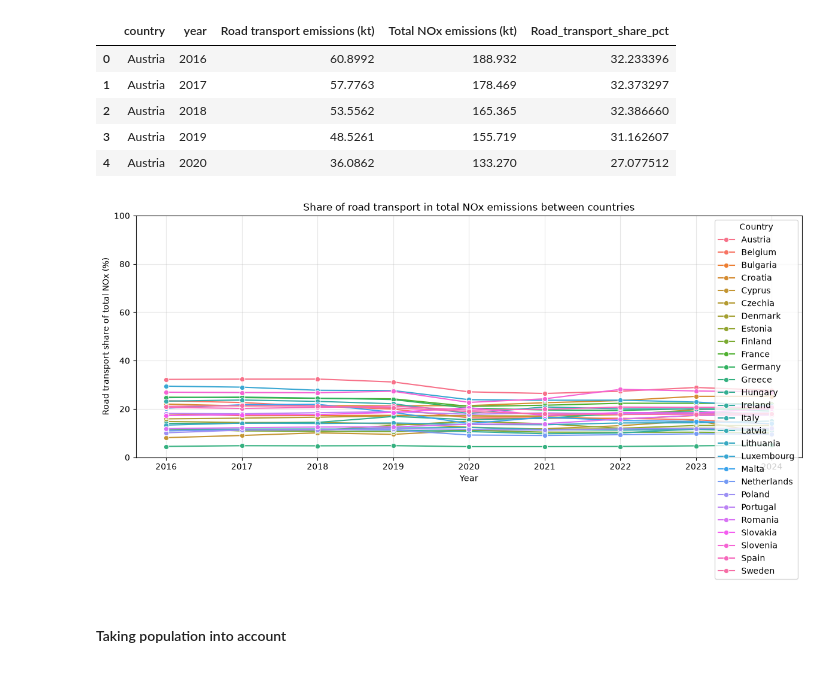
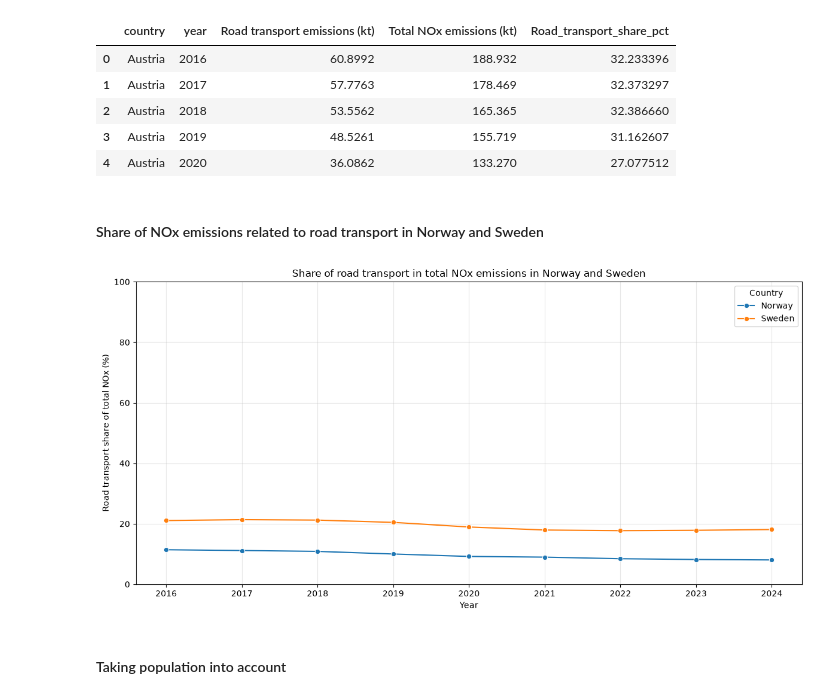
Before and after one commit to Mxlrt69/Data_Science_Project, a Jupyter notebook: draft_bivariate.ipynb, the cells around one changed output. Saved outputs shown, nothing was run; the diff lists cells and outputs as text; code cells hidden in the pictures.

```diff
--- a/draft_bivariate.ipynb
+++ b/draft_bivariate.ipynb
@@ -134,7 +136,9 @@ df_cars.head()
 # %% [markdown]
 ### Filtering countries
 # %%
-considered_countries=["Austria",
+considered_countries=["Sweden","Norway"]
+
+EU_countries= ["Austria",
     "Belgium",
     "Bulgaria",
     "Croatia",
@@ -160,9 +164,13 @@ considered_countries=["Austria",
     "Slovakia",
     "Slovenia",
     "Spain",
-    "Sweden"]
+    "Sweden",
+    "Norway"]
 
-df_cars_final = (df_cars[df_cars["Country"].isin(considered_countries)]
+df_cars_final = (df_cars[df_cars["Country"].isin(EU_countries)]
+                .sort_values(["Country", "Year"], ascending=[True, True]).reset_index(drop=True))
+
+df_cars_final_N_S = (df_cars[df_cars["Country"].isin(considered_countries)]
                 .sort_values(["Country", "Year"], ascending=[True, True]).reset_index(drop=True))
 
 df_cars_final
@@ -419,7 +706,9 @@ df_NOx_total["country"].unique()
          'EEA32',          'EU27']
 Length: 34, dtype: str
 # %%
-considered_countries=["Austria",
+considered_countries=["Sweden","Norway"]
+
+EU_countries= ["Austria",
     "Belgium",
     "Bulgaria",
     "Croatia",
@@ -445,9 +734,13 @@ considered_countries=["Austria",
     "Slovakia",
     "Slovenia",
     "Spain",
-    "Sweden"]
+    "Sweden",
+    "Norway"]
 
-df_NOx_total_clean = (df_NOx_total[df_NOx_total["country"].isin(considered_countries)]
+df_NOx_total_clean = (df_NOx_total[df_NOx_total["country"].isin(EU_countries)]
+                .sort_values(["country", "year"], ascending=[True, True]).reset_index(drop=True))
+
+df_NOx_total_clean_N_S = (df_NOx_total[df_NOx_total["country"].isin(considered_countries)]
                 .sort_values(["country", "year"], ascending=[True, True]).reset_index(drop=True))
 
 df_NOx_total_clean.head()
@@ -459,7 +752,10 @@ df_NOx_total_clean.head()
 | 3 | Austria | NOx | 2019 | 155.719 | kt | National total for the entire ter... |
 | 4 | Austria | NOx | 2020 | 133.270 | kt | National total for the entire ter... |
 # %%
-df_NOx_transport_clean = (df_NOx_transport[df_NOx_transport["country"].isin(considered_countries)]
+df_NOx_transport_clean = (df_NOx_transport[df_NOx_transport["country"].isin(EU_countries)]
+                .sort_values(["country", "year"], ascending=[True, True]).reset_index(drop=True))
+
+df_NOx_transport_clean_N_S = (df_NOx_transport[df_NOx_transport["country"].isin(considered_countries)]
                 .sort_values(["country", "year"], ascending=[True, True]).reset_index(drop=True))
 
 df_NOx_transport_clean.head()
@@ -544,6 +848,10 @@ final_NOx_df = (
     )
 )
 
+final_NOx_df_N_S = final_NOx_df[
+    final_NOx_df["country"].isin(["Norway", "Sweden"])
+].copy()
+
 final_NOx_df.head()
 # %% [output]
 |  | country | year | Road transport emissions (kt) | Total NOx emissions (kt) | Road_transport_share_pct |
@@ -555,24 +865,26 @@ final_NOx_df.head()
+# %% [markdown]
+#### Share of NOx emissions related to road transport in Norway and Sweden
 # %%
 plt.figure(figsize=(12, 6))
 
 sns.lineplot(
-    data=final_NOx_df,
+    data=final_NOx_df_N_S,
     x="year",
     y="Road_transport_share_pct",
     hue="country",
     marker="o"
 )
 
-plt.title("Share of road transport in total NOx emissions between countries")
+plt.title("Share of road transport in total NOx emissions in Norway and Sweden")
 plt.xlabel("Year")
 plt.ylabel("Road transport share of total NOx (%)")
 plt.ylim(0, 100)
 plt.grid(True, alpha=0.3)
 plt.legend(title="Country")
 plt.tight_layout()
 plt.show()
 # %% [output]
-[figure, old version]
+[figure, new version]
 # %% [markdown]
 #### Taking population into account
 # %%
```
Also changed, not shown: parts of 31 cells of this notebook.
